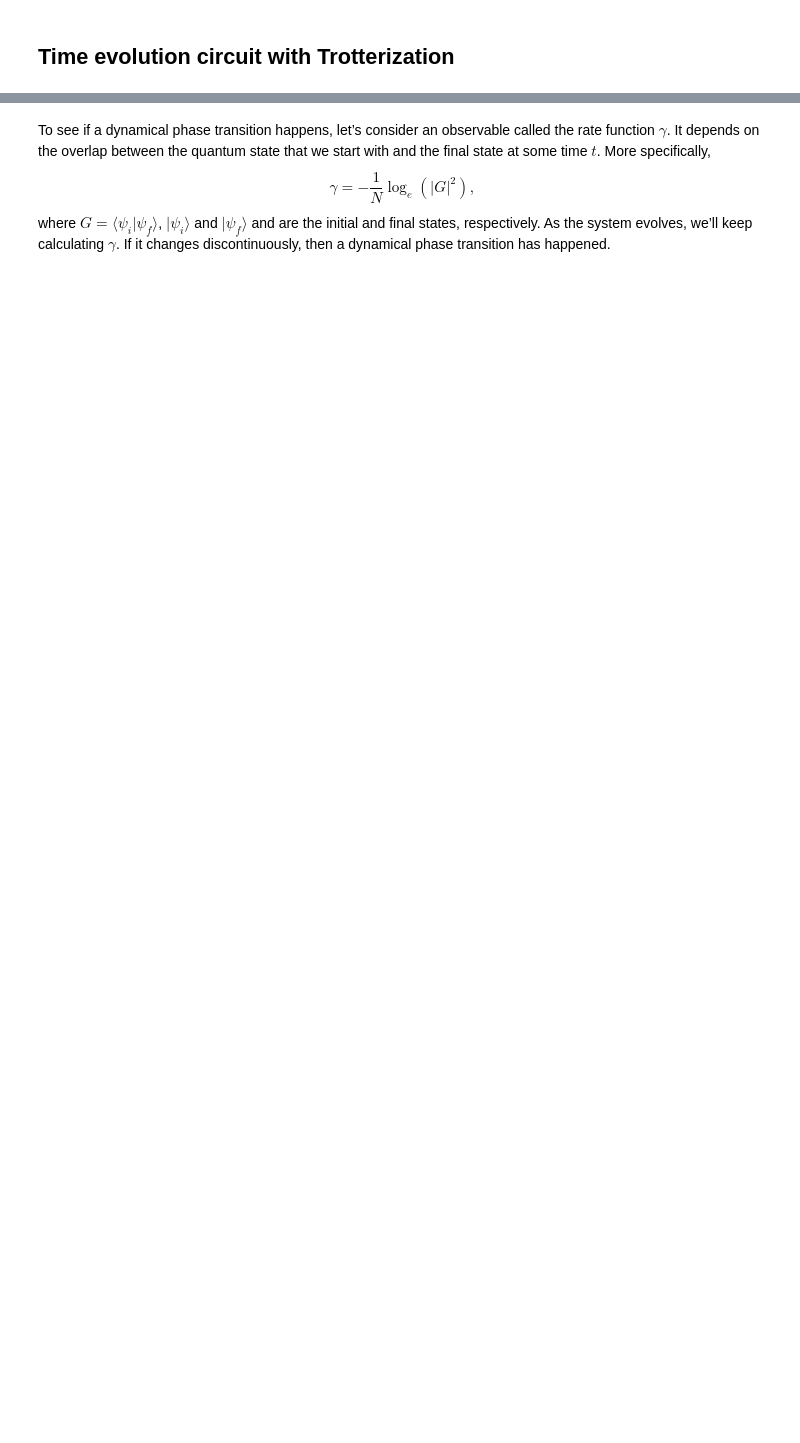
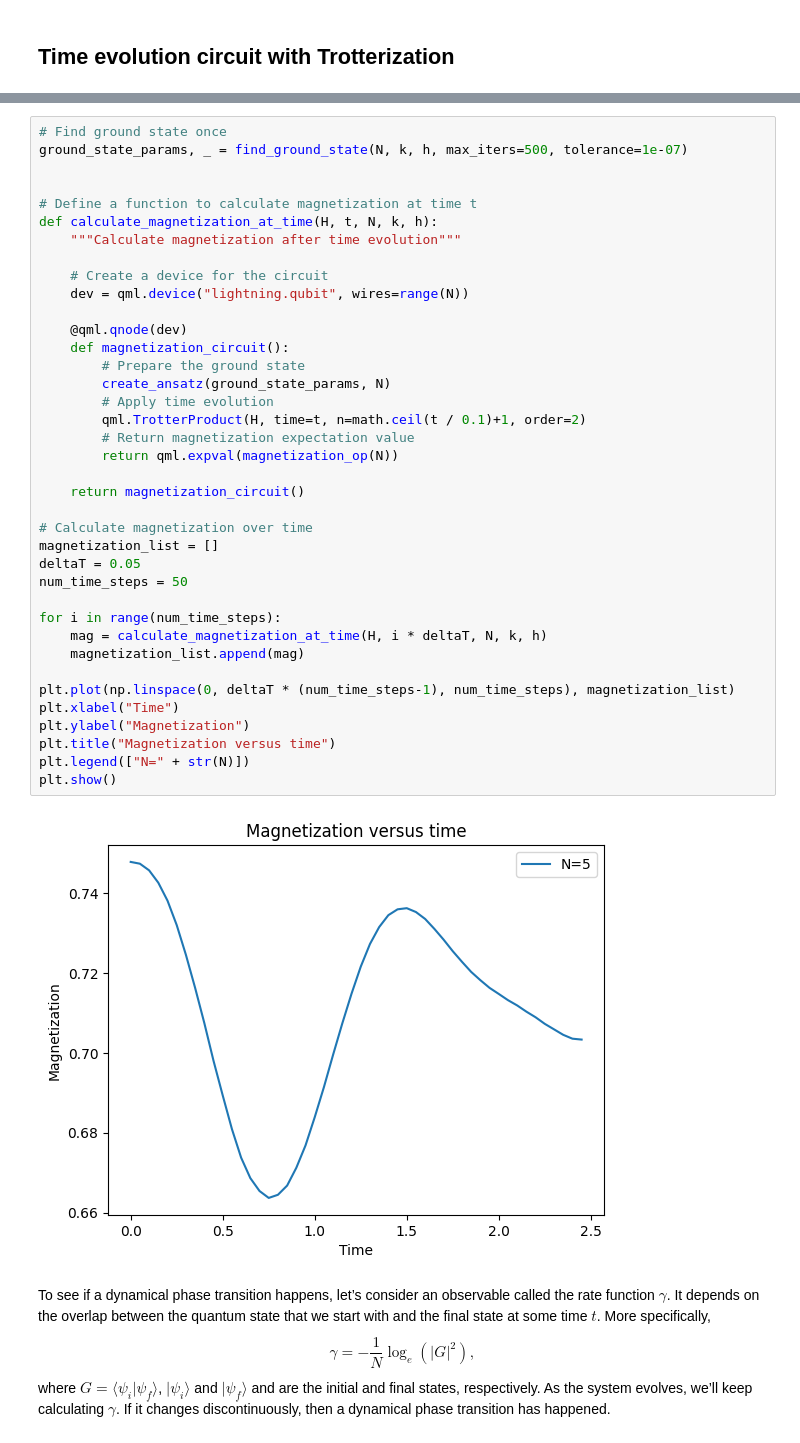
Before and after one commit to alexsockz/ANNNI-model-quantum-computing, a Jupyter notebook: src/ANNNI-TimeEv.ipynb, the cells around one changed output, grey strips where cells are left out. Cells and saved outputs as stored; diff of their text form; blank space fills up the shorter version.

```diff
--- a/src/ANNNI-TimeEv.ipynb
+++ b/src/ANNNI-TimeEv.ipynb
@@ -165,3 +245,43 @@ def time_evolution_circuit(H, T):
+# %%
+# Find ground state once
+ground_state_params, _ = find_ground_state(N, k, h, max_iters=500, tolerance=1e-07)
+
+
+# Define a function to calculate magnetization at time t
+def calculate_magnetization_at_time(H, t, N, k, h):
+    """Calculate magnetization after time evolution"""
+
+    # Create a device for the circuit
+    dev = qml.device("lightning.qubit", wires=range(N))
+
+    @qml.qnode(dev)
+    def magnetization_circuit():
+        # Prepare the ground state
+        create_ansatz(ground_state_params, N)
+        # Apply time evolution
+        qml.TrotterProduct(H, time=t, n=math.ceil(t / 0.1)+1, order=2)
+        # Return magnetization expectation value
+        return qml.expval(magnetization_op(N))
+
+    return magnetization_circuit()
+
+# Calculate magnetization over time
+magnetization_list = []
+deltaT = 0.05
+num_time_steps = 50
+
+for i in range(num_time_steps):
+    mag = calculate_magnetization_at_time(H, i * deltaT, N, k, h)
+    magnetization_list.append(mag)
+
+plt.plot(np.linspace(0, deltaT * (num_time_steps-1), num_time_steps), magnetization_list)
+plt.xlabel("Time")
+plt.ylabel("Magnetization")
+plt.title("Magnetization versus time")
+plt.legend(["N=" + str(N)])
+plt.show()
+# %% [output]
+[figure, added]
 # %% [markdown]
 To see if a dynamical phase transition happens, let’s consider an observable called the rate function $\gamma$. It depends on the overlap between the quantum state that we start with and the final state at some time $t$. More specifically,
 $$\gamma = -\frac{1}{N} \log_{e} (|G|^{2}),$$
```
Also changed, not shown: parts of 12 cells of this notebook.
